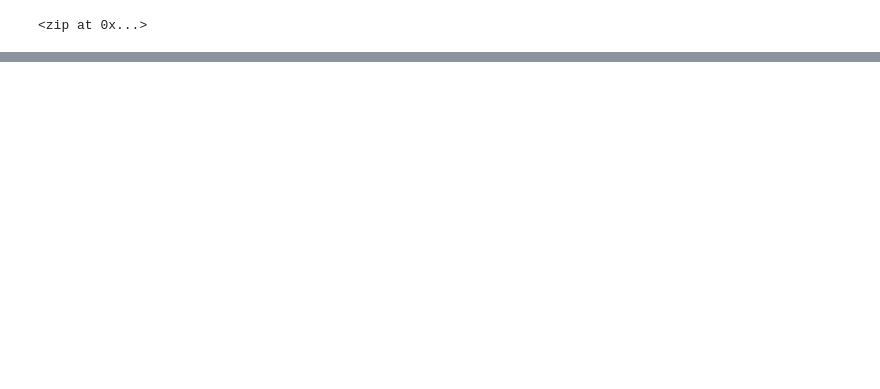
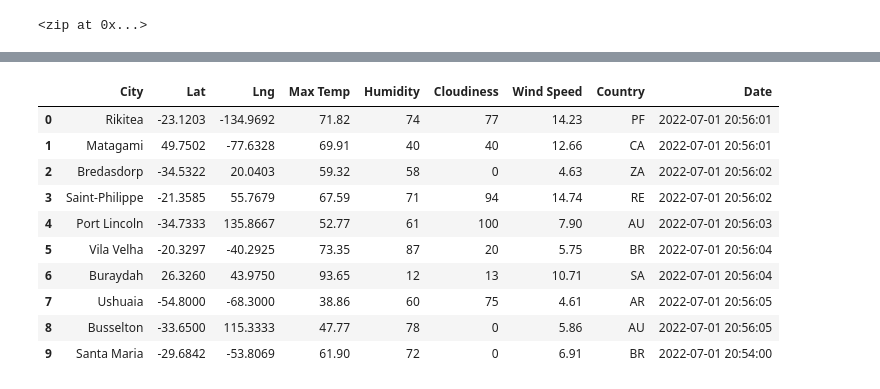
Before and after one commit to AJDelgadillo/World_Weather_Analysis, a Jupyter notebook: WeatherPy.ipynb, the cells around one changed output, grey strips where cells are left out. Cells and saved outputs as stored; diff of their text form; code cells hidden in the pictures; blank space fills up the shorter version.

Commit message:
Add files via upload
Uploading an updated WeatherPy file

```diff
--- a/WeatherPy.ipynb
+++ b/WeatherPy.ipynb
@@ -55,0 +56,22 @@ len(cities)
+# %%
+# Import requests and API key
+import requests
+from config_Copy1 import weather_api_key
+
+# Starting URL for Weather Map API Call
+url = 'http://api.openweathermap.org/data/2.5/weather?units=Imperial&APPID=' + weather_api_key
+# %%
+# Import time and datetime from datetime
+import time
+from datetime import datetime
+
+# Initialize empty list to hold the weather data
+city_data = []
+
+# Print the beginning of the logging
+print('Beginning Data Retrieval    ')
+print('----------------------------')
+
+# Create counters.
+record_count = 1
+set_count = 1
@@ -55,0 +152,16 @@ len(cities)
+# %%
+# Convert the array of dictionaries into a pandas dataframe
+city_data_df = pd.DataFrame(city_data)
+city_data_df.head(10)
+# %% [output]
+|  | City | Lat | Lng | Max Temp | Humidity | Cloudiness | Wind Speed | Country | Date |
+| 0 | Rikitea | -23.1203 | -134.9692 | 71.82 | 74 | 77 | 14.23 | PF | 2022-07-01 20:56:01 |
+| 1 | Matagami | 49.7502 | -77.6328 | 69.91 | 40 | 40 | 12.66 | CA | 2022-07-01 20:56:01 |
+| 2 | Bredasdorp | -34.5322 | 20.0403 | 59.32 | 58 | 0 | 4.63 | ZA | 2022-07-01 20:56:02 |
+| 3 | Saint-Philippe | -21.3585 | 55.7679 | 67.59 | 71 | 94 | 14.74 | RE | 2022-07-01 20:56:02 |
+| 4 | Port Lincoln | -34.7333 | 135.8667 | 52.77 | 61 | 100 | 7.90 | AU | 2022-07-01 20:56:03 |
+| 5 | Vila Velha | -20.3297 | -40.2925 | 73.35 | 87 | 20 | 5.75 | BR | 2022-07-01 20:56:04 |
+| 6 | Buraydah | 26.3260 | 43.9750 | 93.65 | 12 | 13 | 10.71 | SA | 2022-07-01 20:56:04 |
+| 7 | Ushuaia | -54.8000 | -68.3000 | 38.86 | 60 | 75 | 4.61 | AR | 2022-07-01 20:56:05 |
+| 8 | Busselton | -33.6500 | 115.3333 | 47.77 | 78 | 0 | 5.86 | AU | 2022-07-01 20:56:05 |
+| 9 | Santa Maria | -29.6842 | -53.8069 | 61.90 | 72 | 0 | 6.91 | BR | 2022-07-01 20:54:00 |
```
Also changed, not shown: parts of 7 cells of this notebook.
